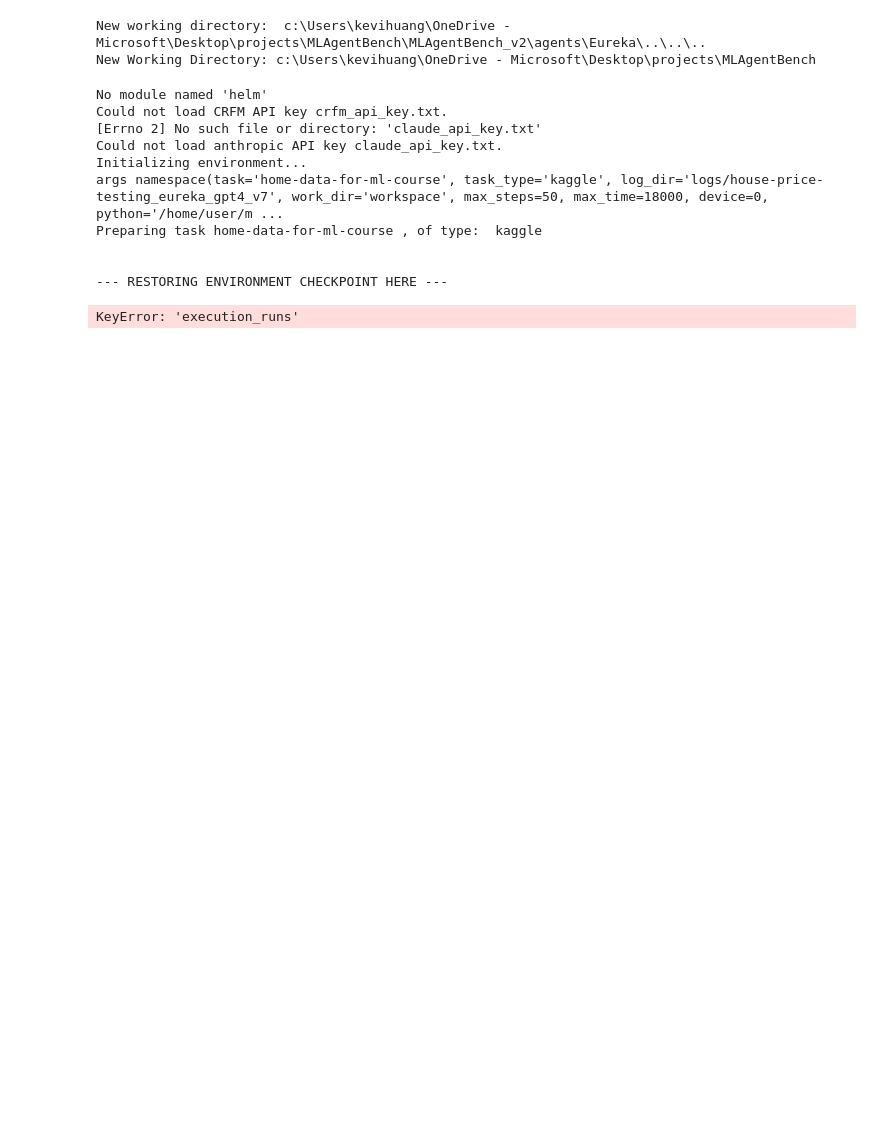
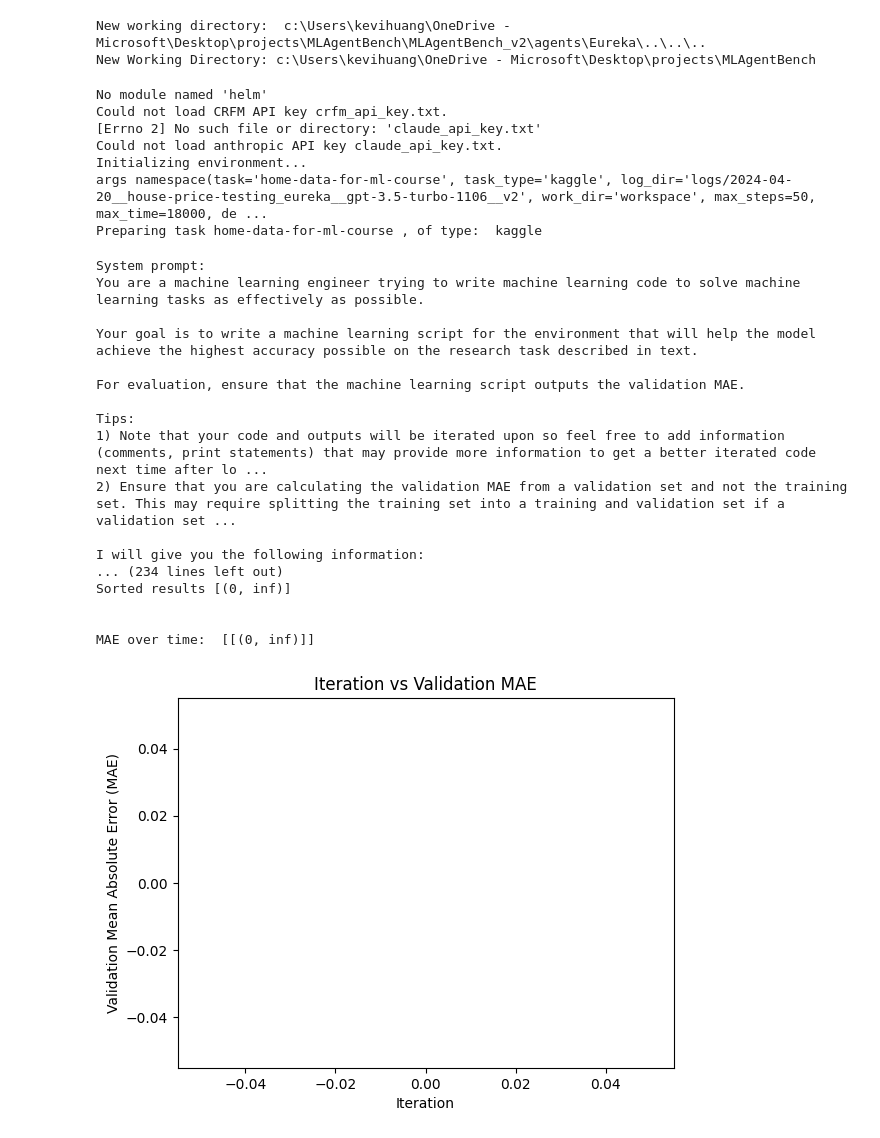
Before and after one commit to KevinH48264/MLAgentBench, a Jupyter notebook: MLAgentBench_v2/agents/Eureka/eureka.ipynb, the cells around one changed output. Cells and saved outputs as stored; diff of their text form; code cells hidden in the pictures; blank space fills up the shorter version.

```diff
--- a/MLAgentBench_v2/agents/Eureka/eureka.ipynb
+++ b/MLAgentBench_v2/agents/Eureka/eureka.ipynb
@@ -51,7 +51,7 @@ from MLAgentBench_v2.environment import Environment
 args = SimpleNamespace(
     task='home-data-for-ml-course',
     task_type='kaggle',
-    log_dir='logs/house-price-testing_eureka_gpt4_v7',
+    log_dir='logs/2024-04-20__house-price-testing_eureka__gpt-3.5-turbo-1106__v2',
     work_dir='workspace',
     max_steps=50,
     max_time=18000,
@@ -61,12 +61,12 @@ args = SimpleNamespace(
     resume=None,
     resume_step=0,
     agent_type='VoyagerAgent', # Just for instantiation -- doesn't actually do anything
-    # llm_name='gpt-3.5-turbo-1106',
-    # fast_llm_name='gpt-3.5-turbo-1106',
-    # edit_script_llm_name='gpt-3.5-turbo-1106',
-    llm_name='gpt-4-1106-preview',
-    fast_llm_name='gpt-4-1106-preview',
-    edit_script_llm_name='gpt-4-1106-preview',
+    llm_name='gpt-3.5-turbo-1106',
+    fast_llm_name='gpt-3.5-turbo-1106',
+    edit_script_llm_name='gpt-3.5-turbo-1106',
+    # llm_name='gpt-4-1106-preview',
+    # fast_llm_name='gpt-4-1106-preview',
+    # edit_script_llm_name='gpt-4-1106-preview',
     edit_script_llm_max_tokens=4000,
     agent_max_steps=50,
     actions_remove_from_prompt=[],
@@ -86,12 +86,8 @@ Could not load CRFM API key crfm_api_key.txt.
 [Errno 2] No such file or directory: 'claude_api_key.txt'
 Could not load anthropic API key claude_api_key.txt.
 Initializing environment...
-args namespace(task='home-data-for-ml-course', task_type='kaggle', log_dir='logs/house-price-testing_eureka_gpt4_v7', work_dir='workspace', max_steps=50, max_time=18000, device=0, python='/home/user/m ...
+args namespace(task='home-data-for-ml-course', task_type='kaggle', log_dir='logs/2024-04-20__house-price-testing_eureka__gpt-3.5-turbo-1106__v2', work_dir='workspace', max_steps=50, max_time=18000, de ...
 Preparing task home-data-for-ml-course , of type:  kaggle
-
-
---- RESTORING ENVIRONMENT CHECKPOINT HERE ---
-KeyError: 'execution_runs'
 # %%
 # Define the directory path you want to create
 directory_path = env.work_dir + '/eureka'
@@ -106,7 +102,7 @@ if not os.path.exists(directory_path):
 class EurekaAgent(Agent):
     def __init__(self, env, round_idx=None):
         super().__init__(env)
-        self.num_runs = 3
+        self.num_runs = 1
         self.env = env
 
         if round_idx:
@@ -260,7 +256,8 @@ Example:
         # Retrieve QA for the research problem to give the agent more useful information to guide its search
 
         question_answer_string = ""
-        for idx in range(5):
+        num_questions = 1
+        for idx in range(num_questions):
             # First ask for question (iteratively for better search)
             asking_questions_system_prompt = f'''You are a machine learning engineer that asks questions to help me decide the next option to try to improve my machine learning script. My goal is to write a machine learning script for the environment that will achieve the highest accuracy possible on the research task described in text.
 
@@ -463,8 +460,27 @@ Example:
 eureka_agent = EurekaAgent(env)
 # %%
 # # Run Round 1
-# assert(eureka_agent.eval_over_time == []) # Prevent you from deleting everything unless you mean it
-# mae_results, raw_results, sorted_index_mae_results  = eureka_agent.initial_system_prompt()
+assert(eureka_agent.eval_over_time == []) # Prevent you from deleting everything unless you mean it
+mae_results, raw_results, sorted_index_mae_results  = eureka_agent.initial_system_prompt()
+# %% [output]
+System prompt:
+You are a machine learning engineer trying to write machine learning code to solve machine learning tasks as effectively as possible.
+
+Your goal is to write a machine learning script for the environment that will help the model achieve the highest accuracy possible on the research task described in text.
+
+For evaluation, ensure that the machine learning script outputs the validation MAE.
+
+Tips:
+1) Note that your code and outputs will be iterated upon so feel free to add information (comments, print statements) that may provide more information to get a better iterated code next time after lo ...
+2) Ensure that you are calculating the validation MAE from a validation set and not the training set. This may require splitting the training set into a training and validation set if a validation set ...
+
+I will give you the following information:
+... (234 lines left out)
+Sorted results [(0, inf)]
+
+
+MAE over time:  [[(0, inf)]]
+[figure, added]
 # %%
 # Some subgoal
 eureka_agent.research_problem = '''Ask a home buyer to describe their dream house, and they probably won't begin with the height of the basement ceiling or the proximity to an east-west railroad. But this playground competition's dataset proves that much more influences price negotiations than the number of bedrooms or a white-picket fence.
```
Also changed, not shown: parts of 1 cell of this notebook, 11 other files.
